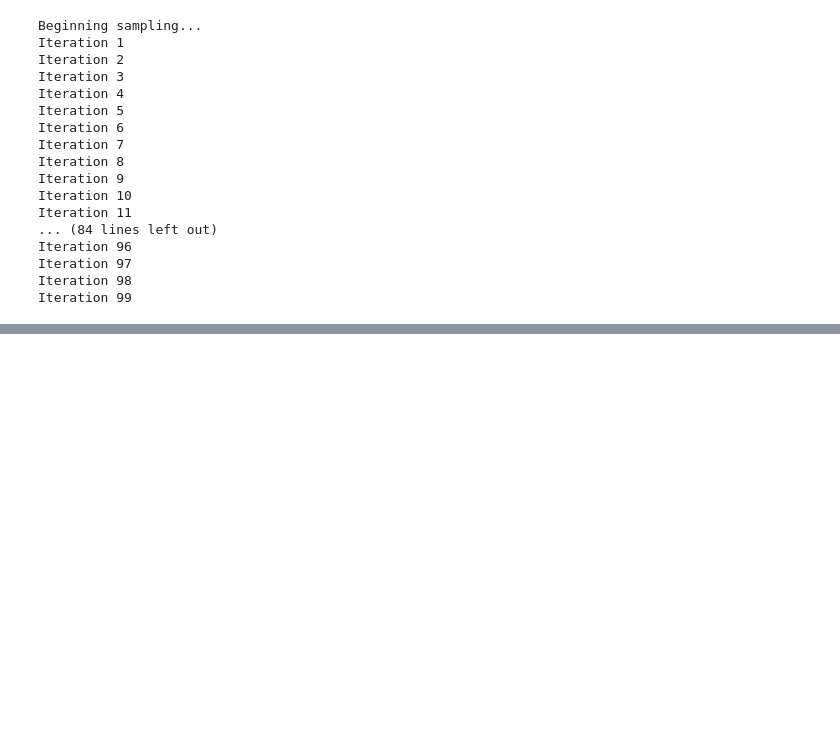
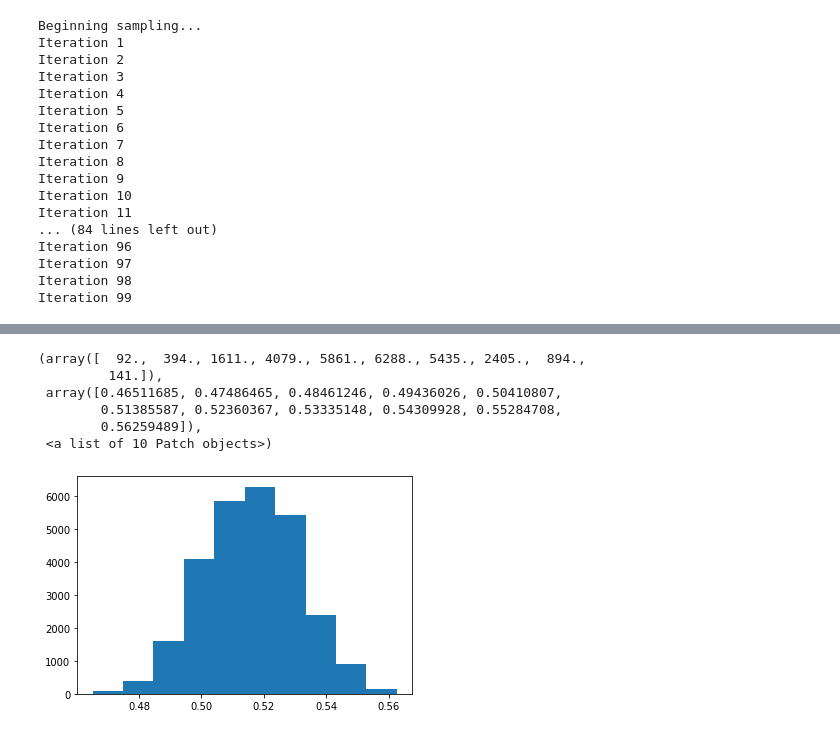
Before and after one commit to AlexanderFengler/nn_likelihoods, a Jupyter notebook: tests_samplers.ipynb, the cells around one changed output, grey strips where cells are left out. Cells and saved outputs as stored; diff of their text form; code cells hidden in the pictures; blank space fills up the shorter version.

```diff
--- a/tests_samplers.ipynb
+++ b/tests_samplers.ipynb
@@ -109,0 +151,10 @@ h == 'hello'
+# %%
+plt.hist(samples_new[0, :, 2])
+# %% [output]
+(array([  92.,  394., 1611., 4079., 5861., 6288., 5435., 2405.,  894.,
+         141.]),
+ array([0.46511685, 0.47486465, 0.48461246, 0.49436026, 0.50410807,
+        0.51385587, 0.52360367, 0.53335148, 0.54309928, 0.55284708,
+        0.56259489]),
+ <a list of 10 Patch objects>)
+[figure, added]
```
Also changed, not shown: parts of 11 cells of this notebook, 43 other files.
